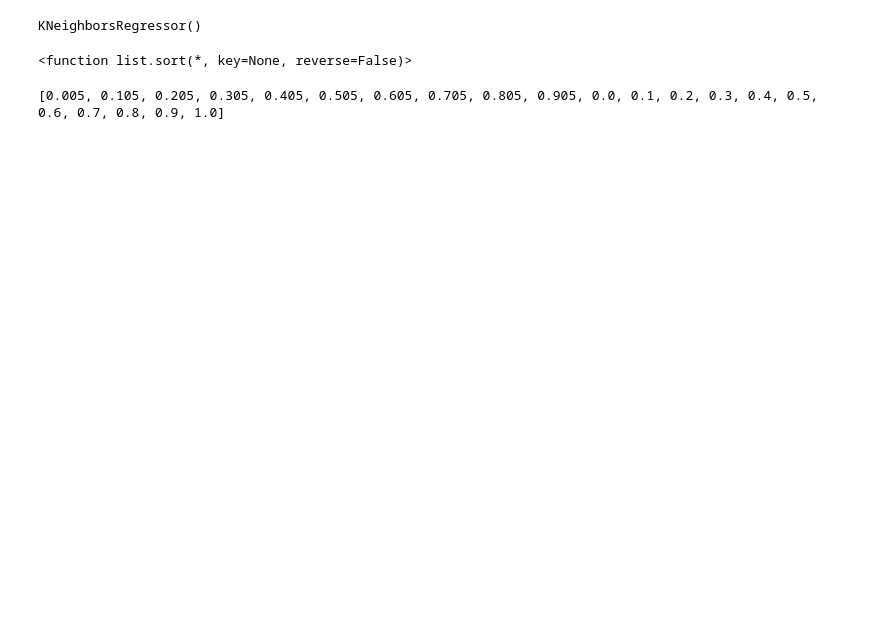
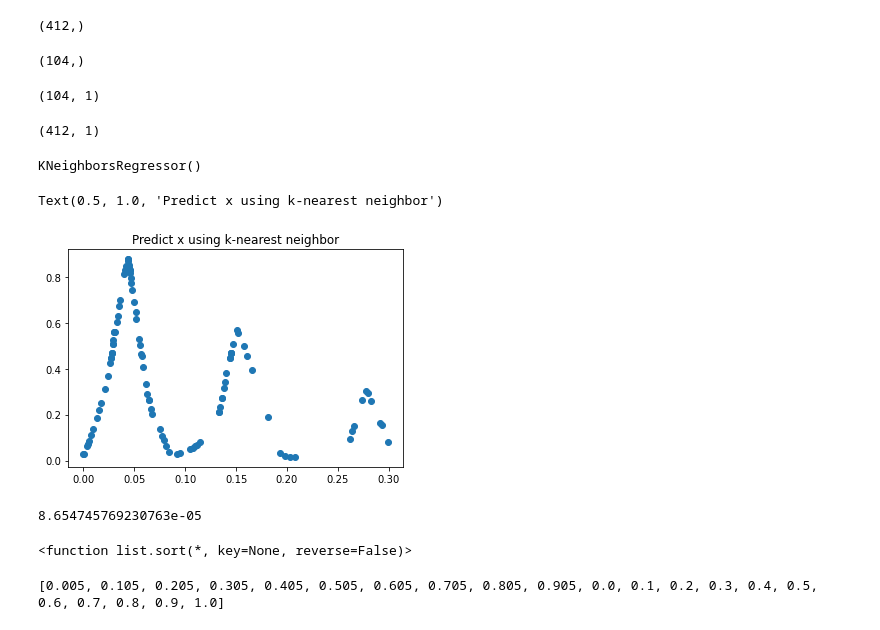
Before and after one commit to alirezamohamadiam/pred-Optical-Logic-Gates-main--1-, a Jupyter notebook: pred-Optical-Logic-Gates-main/pred-final.ipynb, the cells around one changed output. Saved outputs shown, nothing was run; the diff lists cells and outputs as text; code cells hidden in the pictures; blank space fills up the shorter version.

Commit message:
added plot & MAE

```diff
--- a/pred-Optical-Logic-Gates-main/pred-final.ipynb
+++ b/pred-Optical-Logic-Gates-main/pred-final.ipynb
@@ -16,2 +32,23 @@ from sklearn.svm import SVR
+# %%
+x  = data1.iloc[:, :-1].values
+y = data1.iloc[:, -1].values
+# %%
+X_train, X_test, y_train, y_test = train_test_split(x, y, test_size=0.2, random_state=42)
+# %%
+y_train.shape
+# %% [output]
+(412,)
+# %%
+y_test.shape
+# %% [output]
+(104,)
+# %%
+X_test.shape
+# %% [output]
+(104, 1)
+# %%
+X_train.shape
+# %% [output]
+(412, 1)
 # %%
 
@@ -25,14 +62,29 @@ Y3 = data3.iloc[:, -1].values
 # %%
 
-neigh1 =  KNeighborsRegressor()
+from pyexpat import model
 
-neigh3 =  KNeighborsRegressor()
 
-neigh1.fit(X1, Y1)
+model =  KNeighborsRegressor()
 
-neigh3.fit(X3, Y3)
+# neigh3 =  KNeighborsRegressor()
+
+model.fit(X_train, y_train)
+
+# neigh3.fit(X3, Y3)
 # %% [output]
 KNeighborsRegressor()
+# %%
+y_pred = model.predict(X_test)
+# %%
+plt.scatter(X_test , y_pred)
+plt.title('Predict x using k-nearest neighbor')
+# %% [output]
+Text(0.5, 1.0, 'Predict x using k-nearest neighbor')
+[figure, added]
+# %%
+mean_squared_error(y_test, y_pred)
+# %% [output]
+8.654745769230763e-05
 # %%
 listew= [ 0.18, 0.08, 0.27, 0.19, 0.28, 0.12, 0.02, 0.2 , 0.06, 0.28, 0.03,
        0.05, 0.07, 0.2 , 0.22, 0.13, 0.02, 0.21, 0.15, 0.21, 0.27, 0.19,
```
Also changed, not shown: parts of 5 cells of this notebook, 2 other files.
